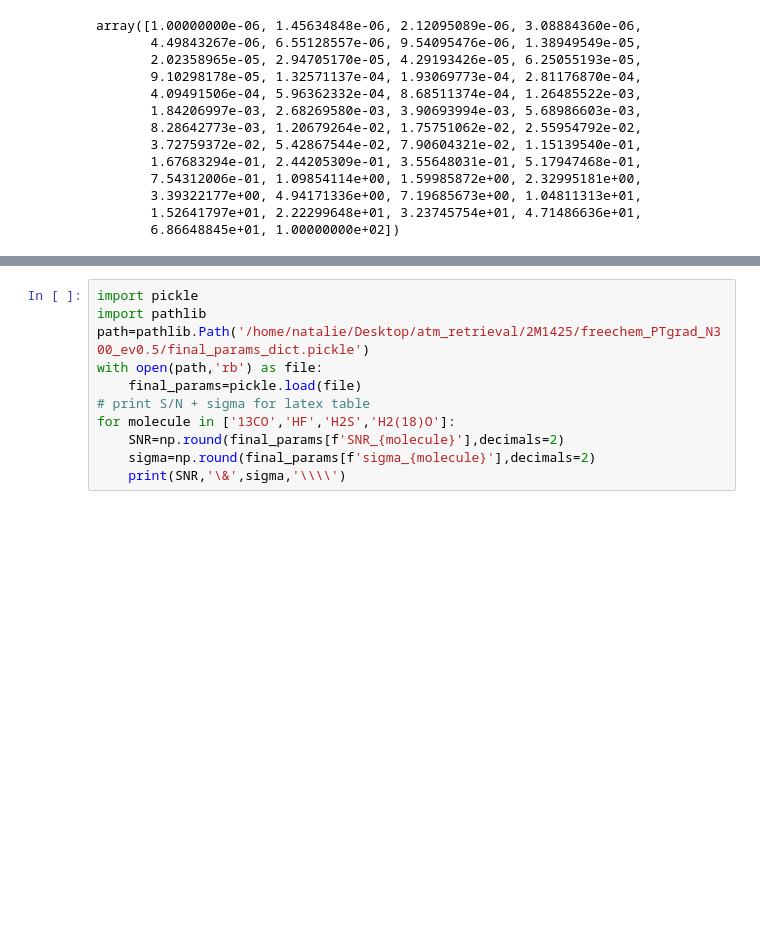
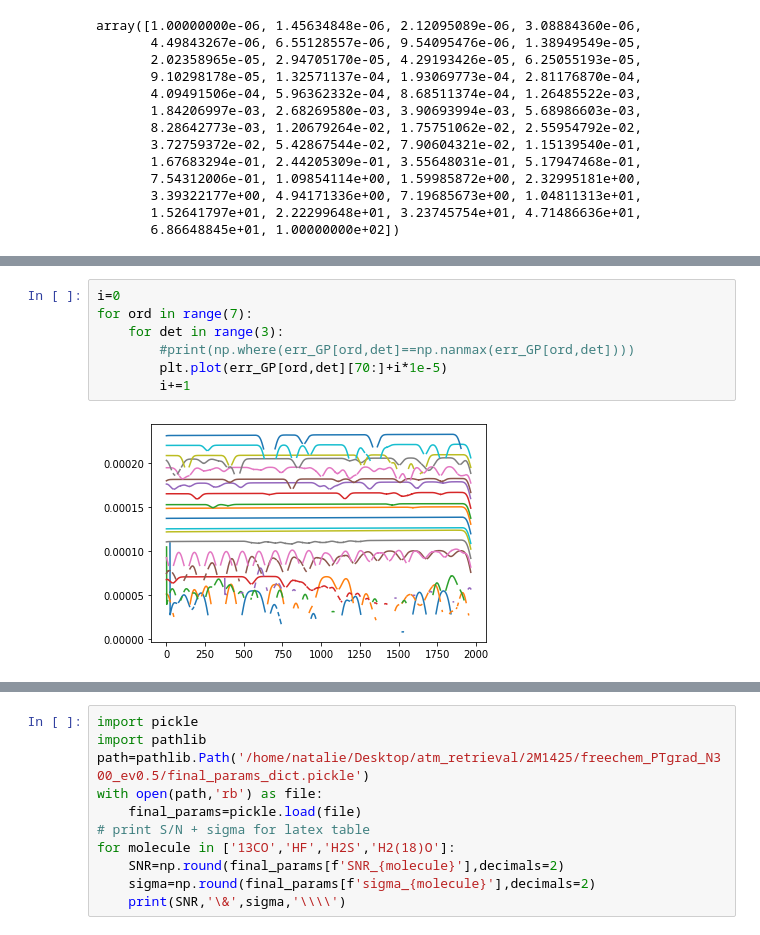
Before and after one commit to NatalieGrasser/atm_retrieval, a Jupyter notebook: atm_retrieval/debugging.ipynb, the cells around one changed output, grey strips where cells are left out. Drawn from its saved outputs; the diff is of its cells as text; blank space fills up the shorter version.

```diff
--- a/atm_retrieval/debugging.ipynb
+++ b/atm_retrieval/debugging.ipynb
@@ -218,0 +205,9 @@ array([[ 0.52175356,  0.66037668,  1.91633226,  9.02160183,  7.72590861,
+# %%
+i=0
+for ord in range(7):
+    for det in range(3):
+        #print(np.where(err_GP[ord,det]==np.nanmax(err_GP[ord,det])))
+        plt.plot(err_GP[ord,det][70:]+i*1e-5)
+        i+=1
+# %% [output]
+[figure, added]
```
Also changed, not shown: parts of 15 cells of this notebook, 5 other files.
